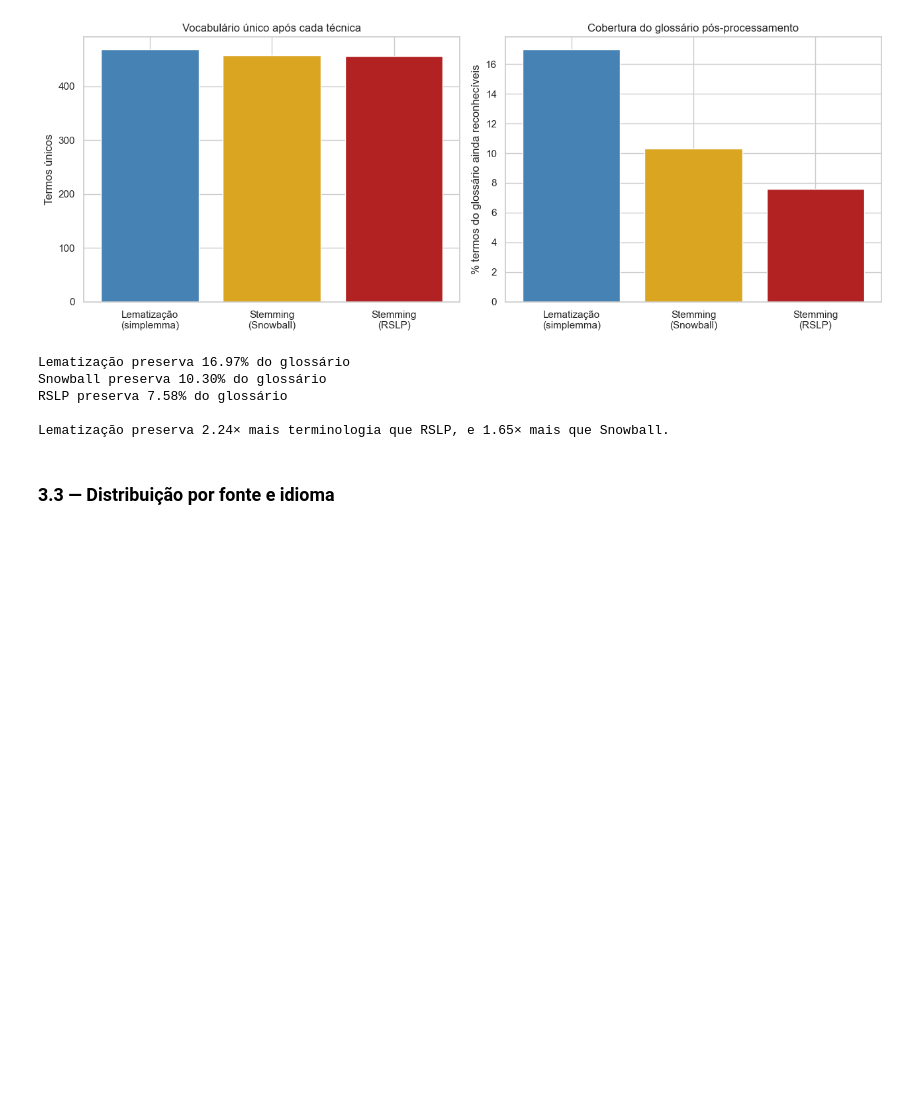
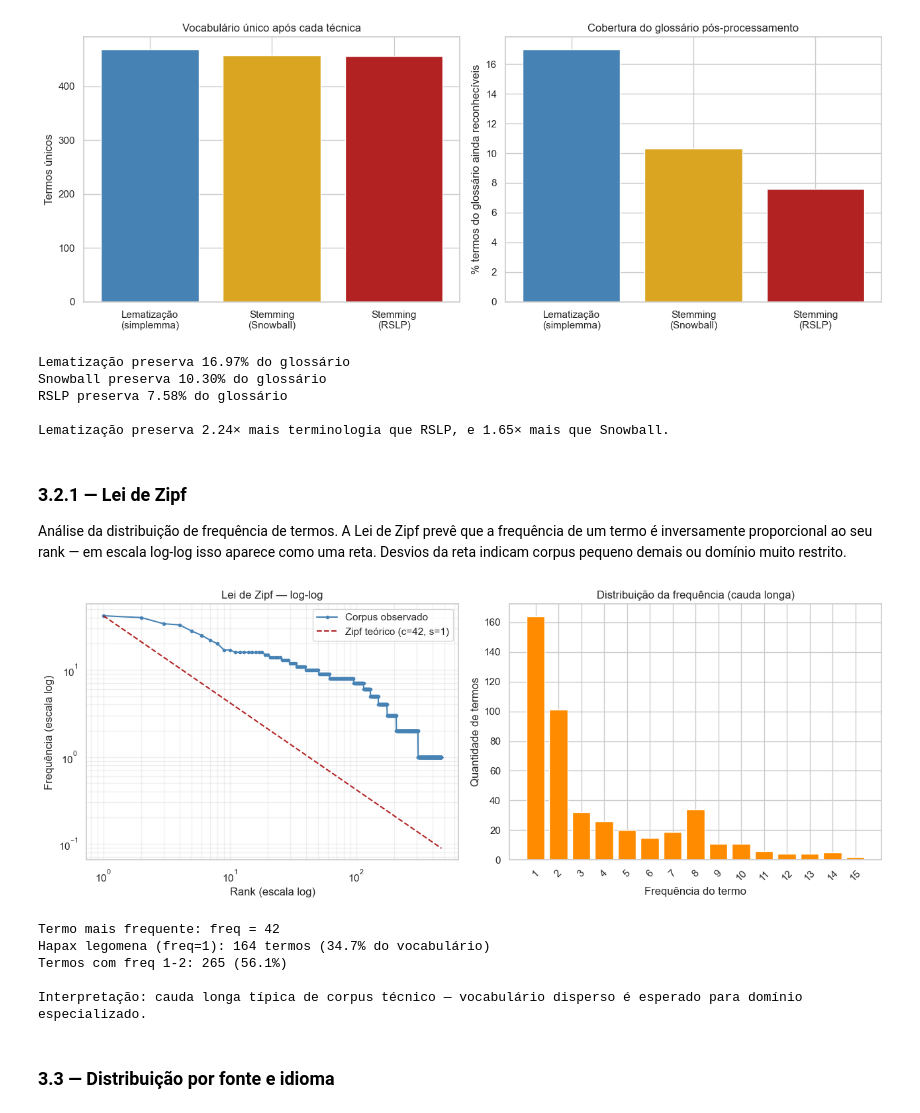
Before and after one commit to ricardopaivamelo/sprint1-pln-forzy, a Jupyter notebook: notebooks/sprint1_pln_corpus.ipynb, the cells around one changed output. Saved outputs shown, nothing was run; the diff lists cells and outputs as text; code cells hidden in the pictures; blank space fills up the shorter version.

```diff
--- a/notebooks/sprint1_pln_corpus.ipynb
+++ b/notebooks/sprint1_pln_corpus.ipynb
@@ -480,6 +480,60 @@ Snowball preserva 10.30% do glossário
 RSLP preserva 7.58% do glossário
 
 Lematização preserva 2.24× mais terminologia que RSLP, e 1.65× mais que Snowball.
+# %% [markdown]
+### 3.2.1 — Lei de Zipf
+
+Análise da distribuição de frequência de termos. A Lei de Zipf prevê que a frequência de um termo é inversamente proporcional ao seu rank — em escala log-log isso aparece como uma reta. Desvios da reta indicam corpus pequeno demais ou domínio muito restrito.
+# %%
+import numpy as np
+
+# Frequências ordenadas em escala decrescente
+contagem = Counter(t for d in docs_p for t in d.get('tokens_no_stopwords', []))
+freqs_ordenadas = sorted(contagem.values(), reverse=True)
+ranks = np.arange(1, len(freqs_ordenadas) + 1)
+
+# Reta teórica de Zipf: f = c / rank^s, com s≈1
+# Ajuste: c = f_max * 1^s  =>  c ≈ f_max
+c_teorico = freqs_ordenadas[0]
+zipf_teorico = c_teorico / ranks
+
+fig, axes = plt.subplots(1, 2, figsize=(13, 5))
+
+axes[0].plot(ranks, freqs_ordenadas, 'o-', markersize=3, label='Corpus observado', color='steelblue')
+axes[0].plot(ranks, zipf_teorico, '--', label=f'Zipf teórico (c={c_teorico}, s=1)', color='firebrick')
+axes[0].set_xscale('log')
+axes[0].set_yscale('log')
+axes[0].set_xlabel('Rank (escala log)')
+axes[0].set_ylabel('Frequência (escala log)')
+axes[0].set_title('Lei de Zipf — log-log')
+axes[0].legend()
+axes[0].grid(True, which='both', alpha=0.3)
+
+# Histograma da cauda (hapax dominam)
+counts_dist = Counter(freqs_ordenadas)
+axes[1].bar([str(k) for k in sorted(counts_dist.keys())[:15]],
+            [counts_dist[k] for k in sorted(counts_dist.keys())[:15]],
+            color='darkorange')
+axes[1].set_xlabel('Frequência do termo')
+axes[1].set_ylabel('Quantidade de termos')
+axes[1].set_title('Distribuição da frequência (cauda longa)')
+axes[1].tick_params(axis='x', rotation=45)
+
+plt.tight_layout()
+plt.show()
+
+# Métricas-chave de Zipf
+print(f'Termo mais frequente: freq = {freqs_ordenadas[0]}')
+print(f'Hapax legomena (freq=1): {counts_dist[1]} termos ({100*counts_dist[1]/len(freqs_ordenadas):.1f}% do vocabulário)')
+print(f'Termos com freq 1-2: {counts_dist[1] + counts_dist.get(2, 0)} ({100*(counts_dist[1] + counts_dist.get(2, 0))/len(freqs_ordenadas):.1f}%)')
+print('\nInterpretação: cauda longa típica de corpus técnico — vocabulário disperso é esperado para domínio especializado.')
+# %% [output]
+[figure, added]
+Termo mais frequente: freq = 42
+Hapax legomena (freq=1): 164 termos (34.7% do vocabulário)
+Termos com freq 1-2: 265 (56.1%)
+
+Interpretação: cauda longa típica de corpus técnico — vocabulário disperso é esperado para domínio especializado.
 # %% [markdown]
 ### 3.3 — Distribuição por fonte e idioma
 # %%
```
Also changed, not shown: 1 other file.
